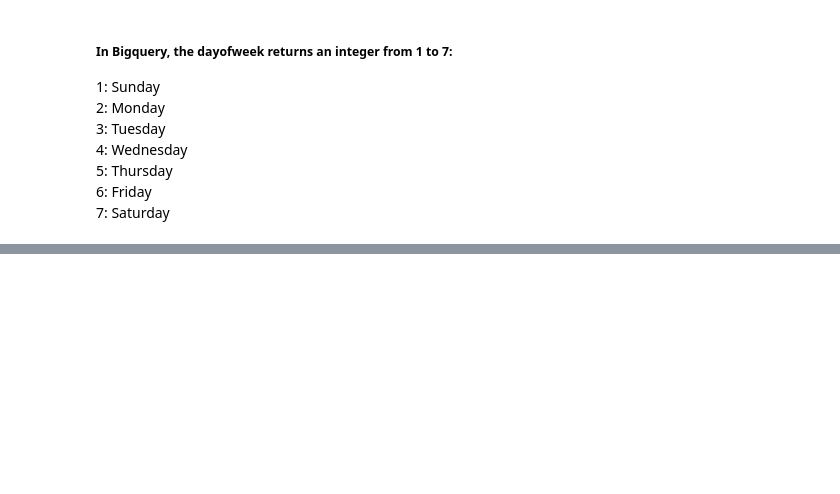
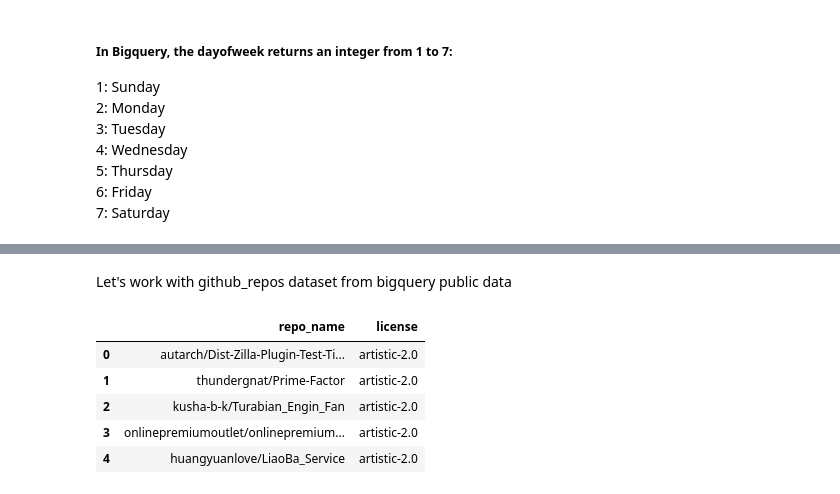
Before and after one commit to tanyaniazi/SQL-BigQuery-Practice, a Jupyter notebook: 1.ipynb, the cells around one changed output, grey strips where cells are left out. Saved outputs shown, nothing was run; the diff lists cells and outputs as text; code cells hidden in the pictures; blank space fills up the shorter version.

```diff
--- a/1.ipynb
+++ b/1.ipynb
@@ -364,0 +476,19 @@ accident_by_day.head()
+# %% [markdown]
+Let's work with github_repos dataset from bigquery public data
+# %%
+github_ref = client.dataset("github_repos", project="bigquery-public-data")
+
+github_data = client.get_dataset(github_ref)
+
+license_table_ref = github_data.table("licenses")
+
+license_table = client.get_table(license_table_ref)
+
+client.list_rows(license_table, max_results=5).to_dataframe()
+# %% [output]
+|  | repo_name | license |
+| 0 | autarch/Dist-Zilla-Plugin-Test-Ti... | artistic-2.0 |
+| 1 | thundergnat/Prime-Factor | artistic-2.0 |
+| 2 | kusha-b-k/Turabian_Engin_Fan | artistic-2.0 |
+| 3 | onlinepremiumoutlet/onlinepremium... | artistic-2.0 |
+| 4 | huangyuanlove/LiaoBa_Service | artistic-2.0 |
```
Also changed, not shown: parts of 21 cells of this notebook.
